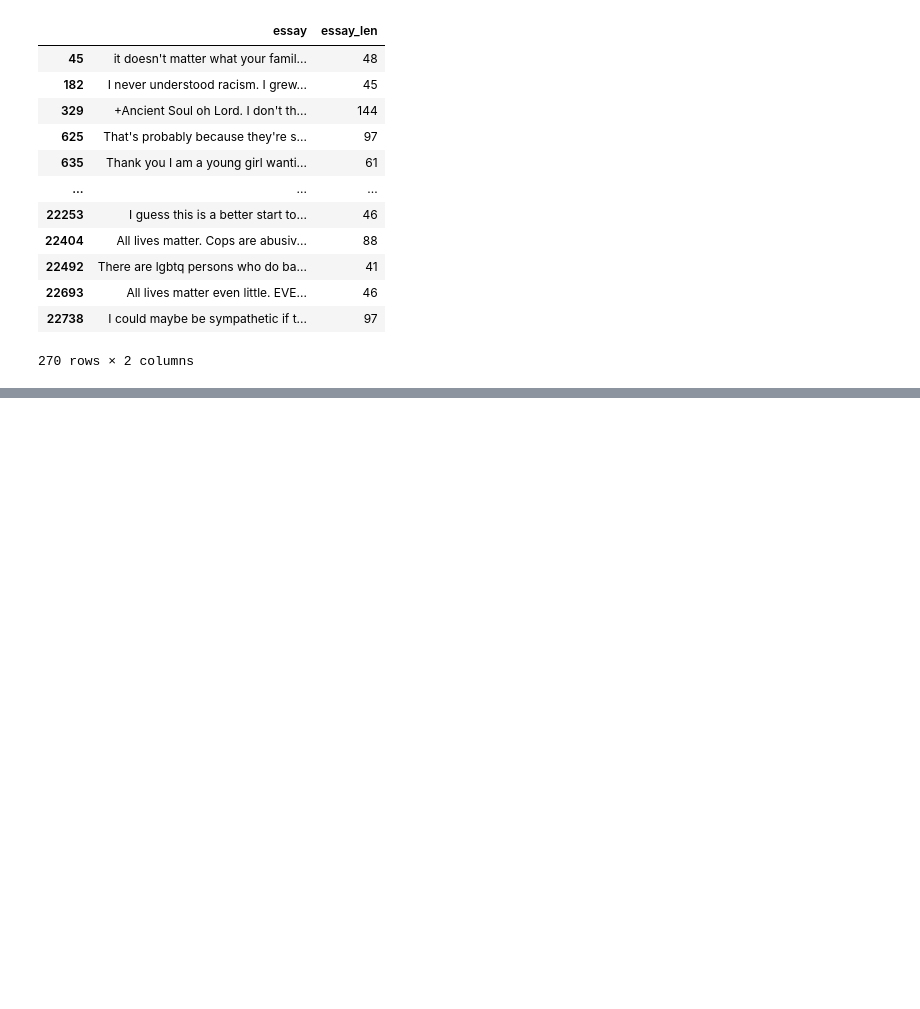
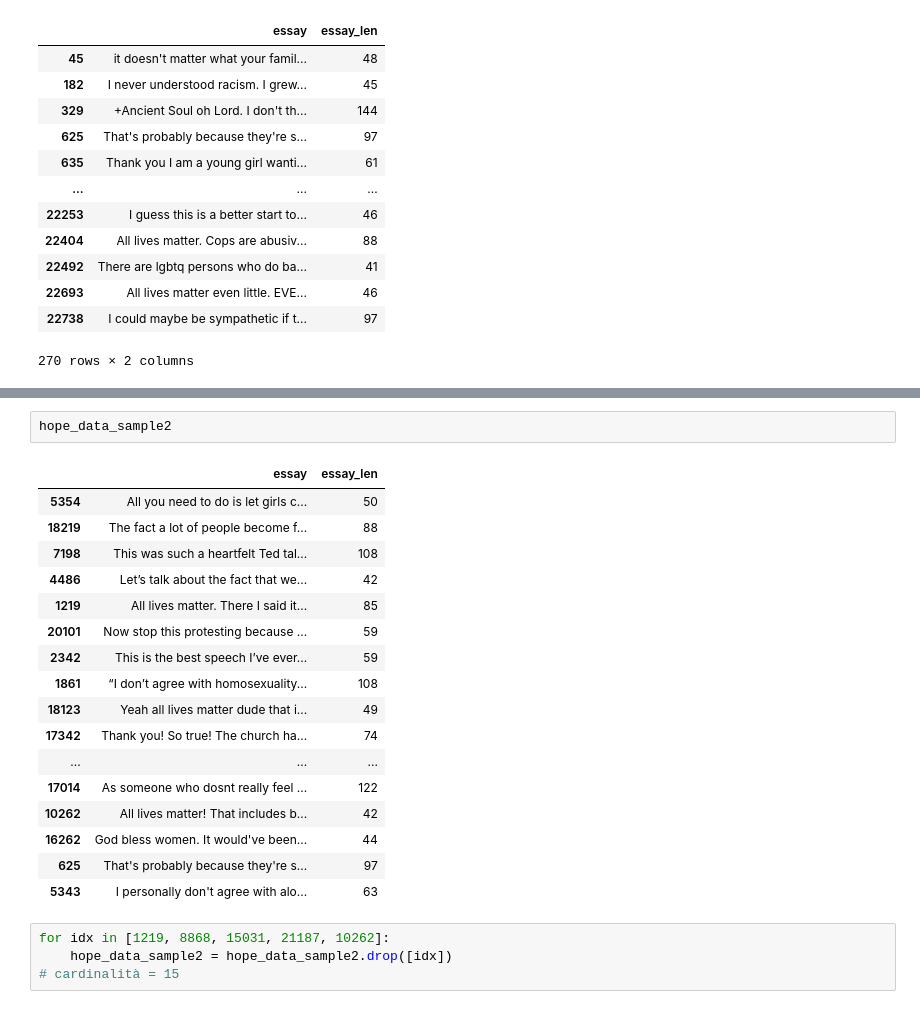
Before and after one commit to HLT-Ghisolfi-Leuzzi-Testa/WASSA-2023, a Jupyter notebook: hope_dataset.ipynb, the cells around one changed output, grey strips where cells are left out. Drawn from its saved outputs; the diff is of its cells as text; blank space fills up the shorter version.

```diff
--- a/hope_dataset.ipynb
+++ b/hope_dataset.ipynb
@@ -134,0 +230,24 @@ hope_data
+# %%
+hope_data_sample2
+# %% [output]
+|  | essay | essay_len |
+| 5354 | All you need to do is let girls c... | 50 |
+| 18219 | The fact a lot of people become f... | 88 |
+| 7198 | This was such a heartfelt Ted tal... | 108 |
+| 4486 | Let’s talk about the fact that we... | 42 |
+| 1219 | All lives matter. There I said it... | 85 |
+| 20101 | Now stop this protesting because ... | 59 |
+| 2342 | This is the best speech I’ve ever... | 59 |
+| 1861 | “I don’t agree with homosexuality... | 108 |
+| 18123 | Yeah all lives matter dude that i... | 49 |
+| 17342 | Thank you! So true! The church ha... | 74 |
+| ... | ... | ... |
+| 17014 | As someone who dosnt really feel ... | 122 |
+| 10262 | All lives matter! That includes b... | 42 |
+| 16262 | God bless women. It would've been... | 44 |
+| 625 | That's probably because they're s... | 97 |
+| 5343 | I personally don't agree with alo... | 63 |
+# %%
+for idx in [1219, 8868, 15031, 21187, 10262]:
+    hope_data_sample2 = hope_data_sample2.drop([idx])
+# cardinalità = 15
```
Also changed, not shown: parts of 21 cells of this notebook, 3 other files.
